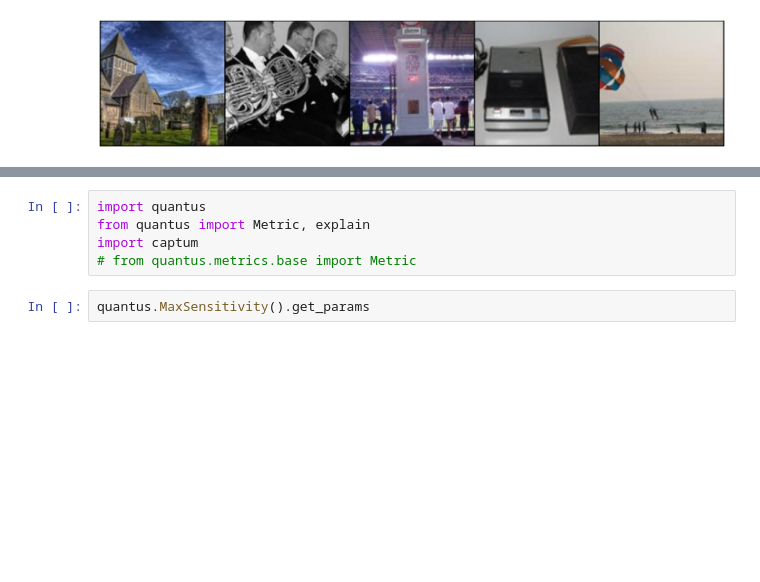
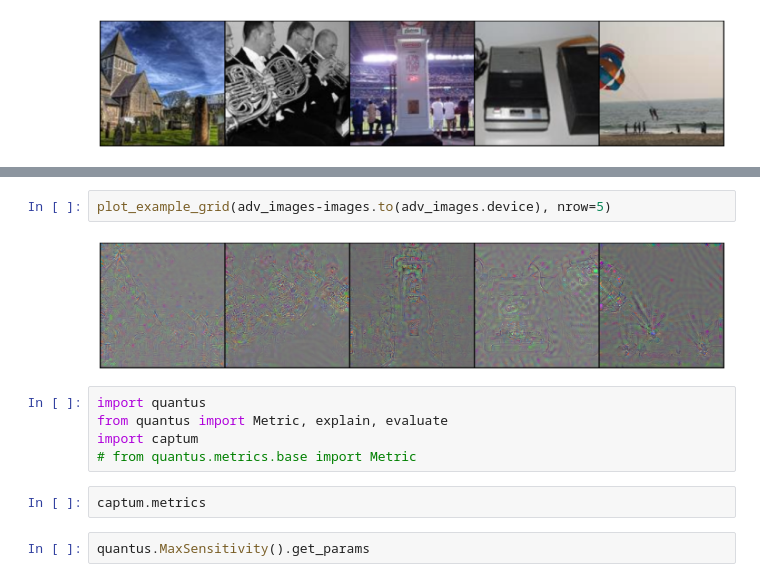
Before and after one commit to 314-Foundation/SemanticPullbacks, a Jupyter notebook: notebooks/quantus.ipynb, the cells around one changed output, grey strips where cells are left out. Cells and saved outputs as stored; diff of their text form; blank space fills up the shorter version.

```diff
--- a/notebooks/quantus.ipynb
+++ b/notebooks/quantus.ipynb
@@ -155,8 +199,14 @@ Attack mode is changed to 'targeted(label)'.
+# %%
+plot_example_grid(adv_images-images.to(adv_images.device), nrow=5)
+# %% [output]
+[figure, added]
 # %%
 import quantus
-from quantus import Metric, explain
+from quantus import Metric, explain, evaluate
 import captum
 # from quantus.metrics.base import Metric
+# %%
+captum.metrics
 # %%
 quantus.MaxSensitivity().get_params
 # %% [output]
```
Also changed, not shown: parts of 18 cells of this notebook, 2 other files.
